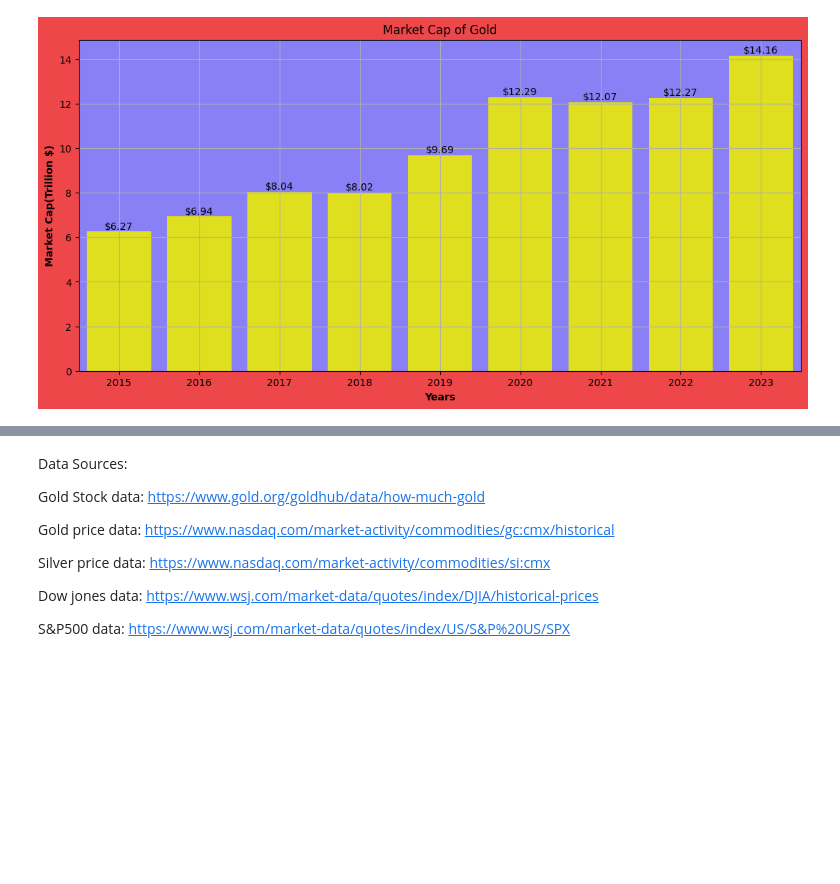
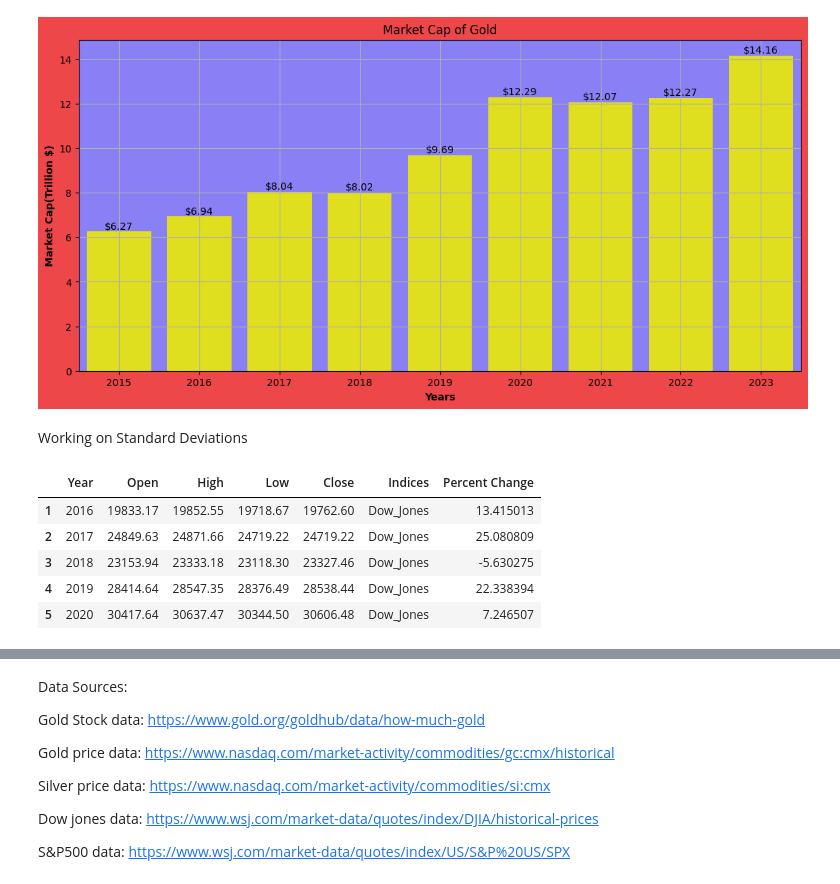
Before and after one commit to akash0214/Gold_Analysis, a Jupyter notebook: gold_eda.ipynb, the cells around one changed output, grey strips where cells are left out. Cells and saved outputs as stored; diff of their text form; code cells hidden in the pictures; blank space fills up the shorter version.

```diff
--- a/gold_eda.ipynb
+++ b/gold_eda.ipynb
@@ -226,3 +226,19 @@ plt.grid(True)
 plt.show()
 # %% [output]
 [figure]
+# %% [markdown]
+Working on Standard Deviations
+# %%
+# Changing the name as Index is also index level and column label
+combined_df = combined_df.rename(columns={'Index': 'Indices'})
+# Identifying the first row of each index type by cummulative count and then removing/filtering them out
+combined_df['isFirst'] = combined_df.groupby('Indices').cumcount() == 0
+combined_df = combined_df[~combined_df['isFirst']].drop(columns='isFirst')
+combined_df.head()
+# %% [output]
+|  | Year | Open | High | Low | Close | Indices | Percent Change |
+| 1 | 2016 | 19833.17 | 19852.55 | 19718.67 | 19762.60 | Dow_Jones | 13.415013 |
+| 2 | 2017 | 24849.63 | 24871.66 | 24719.22 | 24719.22 | Dow_Jones | 25.080809 |
+| 3 | 2018 | 23153.94 | 23333.18 | 23118.30 | 23327.46 | Dow_Jones | -5.630275 |
+| 4 | 2019 | 28414.64 | 28547.35 | 28376.49 | 28538.44 | Dow_Jones | 22.338394 |
+| 5 | 2020 | 30417.64 | 30637.47 | 30344.50 | 30606.48 | Dow_Jones | 7.246507 |
```
Also changed, not shown: parts of 3 cells of this notebook.
